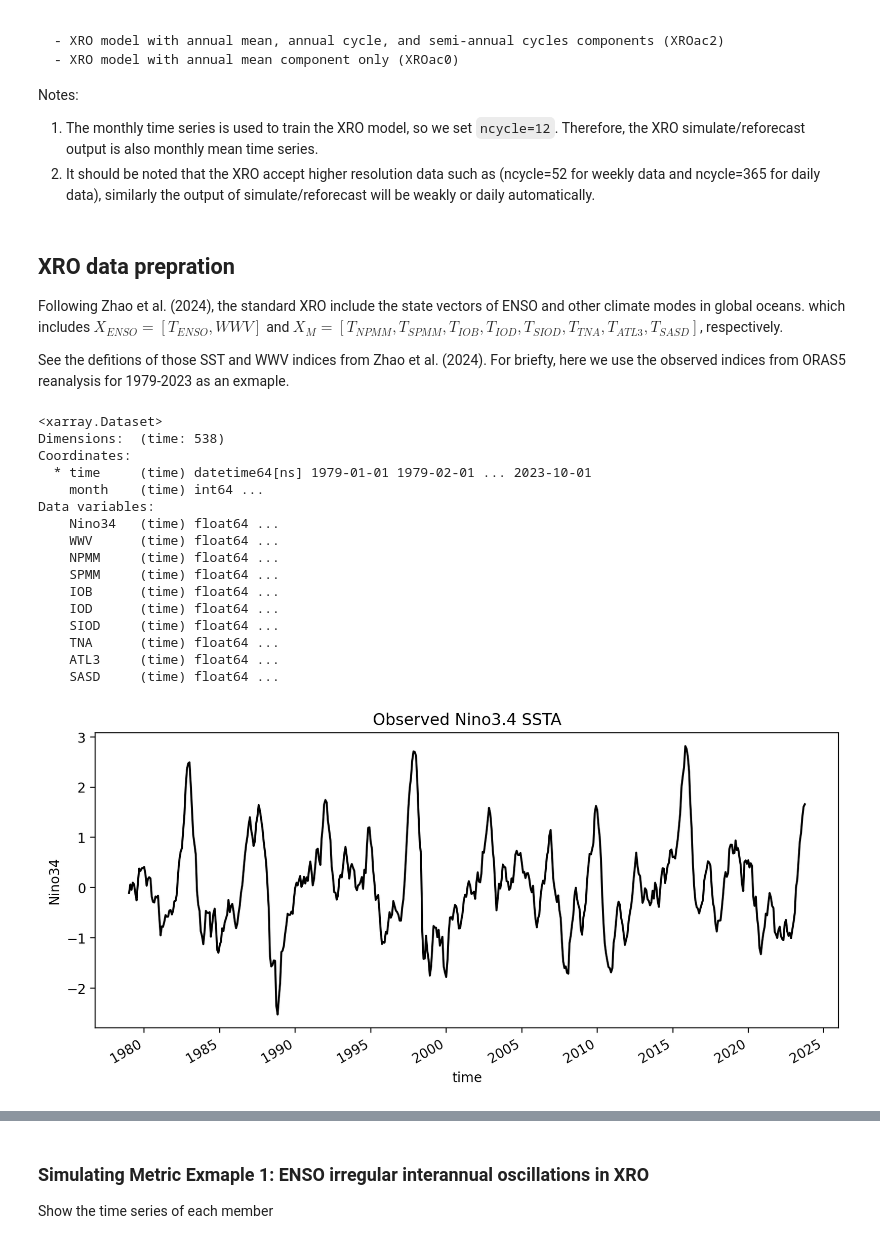
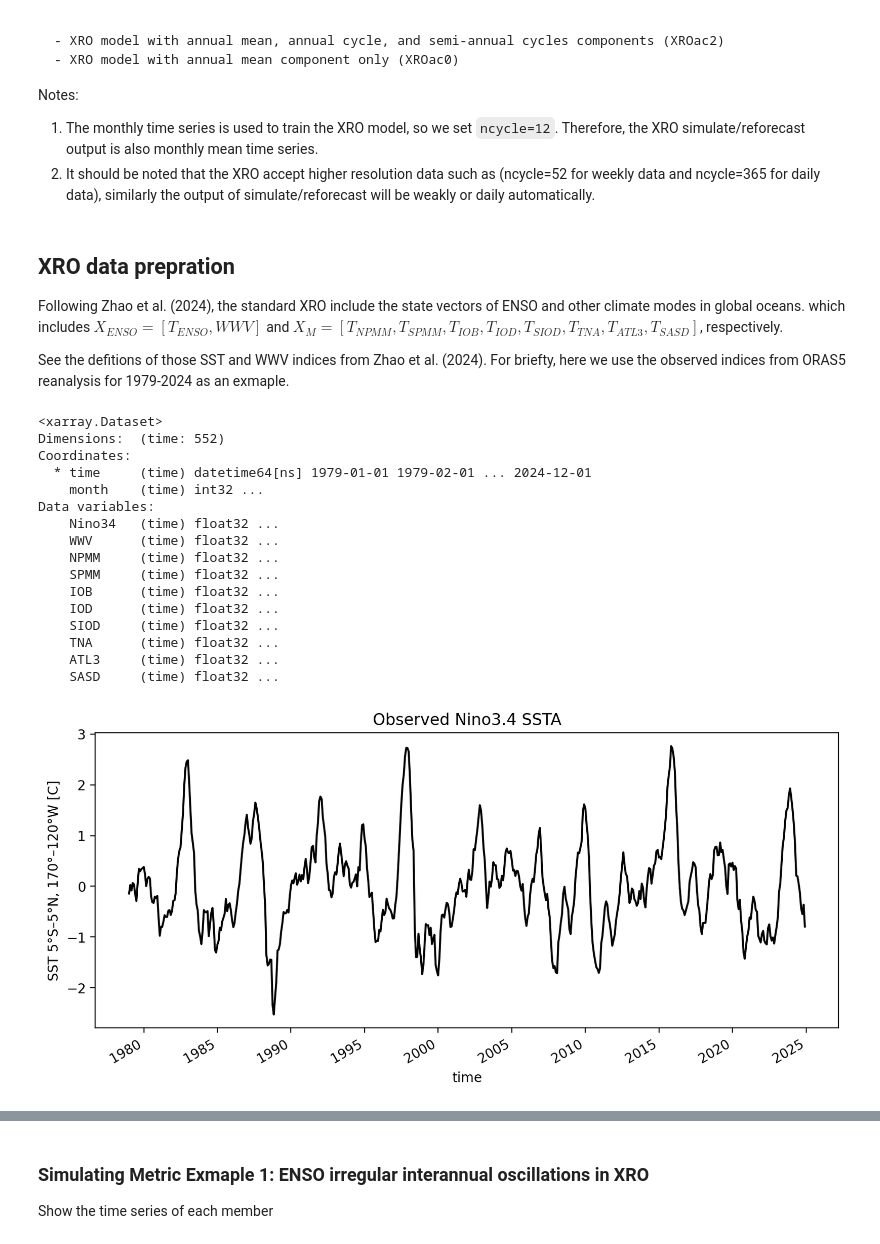
Before and after one commit to senclimate/XRO, a Jupyter notebook: code/XRO_Cookbook.ipynb, the cells around one changed output, grey strips where cells are left out. Cells and saved outputs as stored; diff of their text form; code cells hidden in the pictures.

```diff
--- a/code/XRO_Cookbook.ipynb
+++ b/code/XRO_Cookbook.ipynb
@@ -62,38 +94,37 @@ XROac0 = XRO(ncycle=12, ac_order=0)
 Following Zhao et al. (2024), the standard XRO include the state vectors of ENSO and other climate modes in global oceans.
 which includes $X_{ENSO}=[T_{ENSO}, WWV]$ and $X_M=[T_{NPMM},T_{SPMM},T_{IOB},T_{IOD},T_{SIOD},T_{TNA},T_{ATL3},T_{SASD}]$, respectively.
 
-See the defitions of those SST and WWV indices from Zhao et al. (2024). For briefty, here we use the observed indices from ORAS5 reanalysis for 1979-2023 as an exmaple.
+See the defitions of those SST and WWV indices from Zhao et al. (2024). For briefty, here we use the observed indices from ORAS5 reanalysis for 1979-2024 as an exmaple.
 # %%
 # load observed state vectors of XRO: which include ENSO, WWV, and other modes SST indices
 # the order of variables is important, with first two must be ENSO SST and WWV;
-obs_ds = xr.open_dataset('../data/indices_oras5.nc').rename({'Hm': 'WWV', 'SASD1': 'SASD'})
+obs_ds = xr.open_dataset('../data/XRO_indices_oras5.nc')
 print(obs_ds)
 
 fig, ax = plt.subplots(1, 1, figsize=(10, 4))
 obs_ds['Nino34'].plot(ax=ax, c='black', )
 ax.set_title('Observed Nino3.4 SSTA')
 
-
 # select 1979-01 to 2022-12 as training data
 train_ds = obs_ds.sel(time=slice('1979-01', '2022-12'))
 # %% [output]
 <xarray.Dataset>
-Dimensions:  (time: 538)
+Dimensions:  (time: 552)
 Coordinates:
-  * time     (time) datetime64[ns] 1979-01-01 1979-02-01 ... 2023-10-01
-    month    (time) int64 ...
+  * time     (time) datetime64[ns] 1979-01-01 1979-02-01 ... 2024-12-01
+    month    (time) int32 ...
 Data variables:
-    Nino34   (time) float64 ...
-    WWV      (time) float64 ...
-    NPMM     (time) float64 ...
-    SPMM     (time) float64 ...
-    IOB      (time) float64 ...
-    IOD      (time) float64 ...
-    SIOD     (time) float64 ...
-    TNA      (time) float64 ...
-    ATL3     (time) float64 ...
-    SASD     (time) float64 ...
+    Nino34   (time) float32 ...
+    WWV      (time) float32 ...
+    NPMM     (time) float32 ...
+    SPMM     (time) float32 ...
+    IOB      (time) float32 ...
+    IOD      (time) float32 ...
+    SIOD     (time) float32 ...
+    TNA      (time) float32 ...
+    ATL3     (time) float32 ...
+    SASD     (time) float32 ...
-[figure, old version]
+[figure, new version]
 # %% [markdown]
 ## XRO training
 
```
Also changed, not shown: parts of 18 cells of this notebook, 5 other files.
